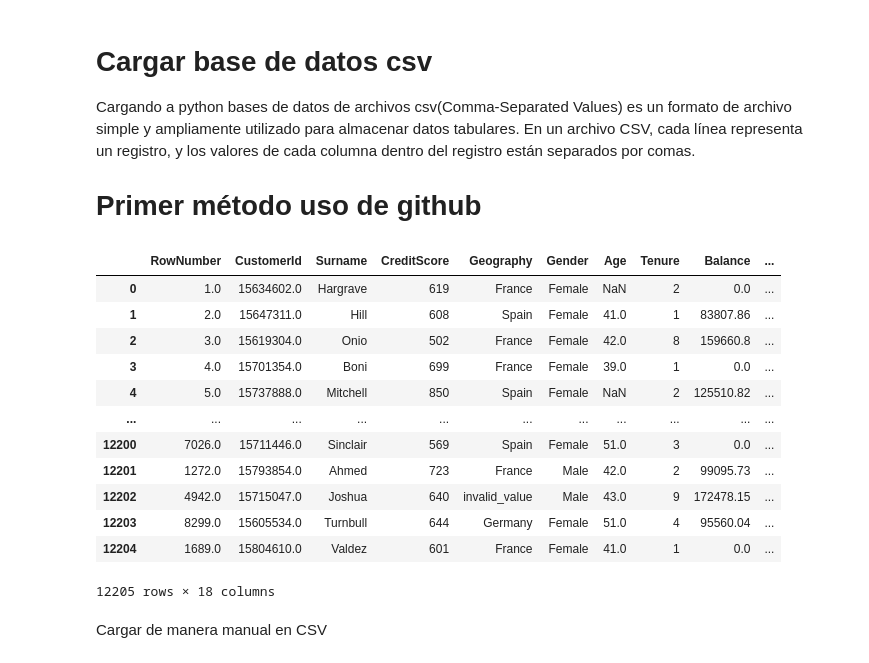
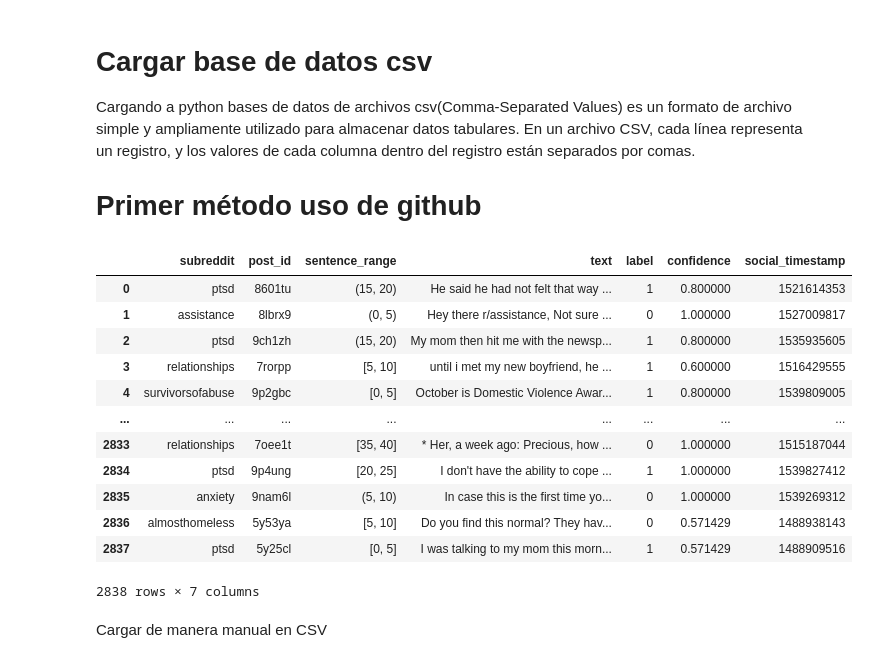
Before and after one commit to jarsmp37/introds, a Jupyter notebook: Clase_1.ipynb, the cells around one changed output. Drawn from its saved outputs; the diff is of its cells as text; code cells hidden in the pictures.

```diff
--- a/Clase_1.ipynb
+++ b/Clase_1.ipynb
@@ -59,22 +59,22 @@ Cargando a python bases de datos de archivos csv(Comma-Separated Values) es un f
 # Primer método uso de github
 # %%
 import pandas as pd
-url='https://raw.githubusercontent.com/jarsmp37/introds/main/Churn_Bank.csv'
+url='https://raw.githubusercontent.com/jarsmp37/prueba2/refs/heads/main/Stress.csv'
 df=pd.read_csv(url)
 df
 # %% [output]
-|  | RowNumber | CustomerId | Surname | CreditScore | Geography | Gender | Age | Tenure | Balance | ... |
-| 0 | 1.0 | 15634602.0 | Hargrave | 619 | France | Female | NaN | 2 | 0.0 | ... |
-| 1 | 2.0 | 15647311.0 | Hill | 608 | Spain | Female | 41.0 | 1 | 83807.86 | ... |
-| 2 | 3.0 | 15619304.0 | Onio | 502 | France | Female | 42.0 | 8 | 159660.8 | ... |
-| 3 | 4.0 | 15701354.0 | Boni | 699 | France | Female | 39.0 | 1 | 0.0 | ... |
-| 4 | 5.0 | 15737888.0 | Mitchell | 850 | Spain | Female | NaN | 2 | 125510.82 | ... |
-| ... | ... | ... | ... | ... | ... | ... | ... | ... | ... | ... |
-| 12200 | 7026.0 | 15711446.0 | Sinclair | 569 | Spain | Female | 51.0 | 3 | 0.0 | ... |
-| 12201 | 1272.0 | 15793854.0 | Ahmed | 723 | France | Male | 42.0 | 2 | 99095.73 | ... |
-| 12202 | 4942.0 | 15715047.0 | Joshua | 640 | invalid_value | Male | 43.0 | 9 | 172478.15 | ... |
-| 12203 | 8299.0 | 15605534.0 | Turnbull | 644 | Germany | Female | 51.0 | 4 | 95560.04 | ... |
-| 12204 | 1689.0 | 15804610.0 | Valdez | 601 | France | Female | 41.0 | 1 | 0.0 | ... |
+|  | subreddit | post_id | sentence_range | text | label | confidence | social_timestamp |
+| 0 | ptsd | 8601tu | (15, 20) | He said he had not felt that way ... | 1 | 0.800000 | 1521614353 |
+| 1 | assistance | 8lbrx9 | (0, 5) | Hey there r/assistance, Not sure ... | 0 | 1.000000 | 1527009817 |
+| 2 | ptsd | 9ch1zh | (15, 20) | My mom then hit me with the newsp... | 1 | 0.800000 | 1535935605 |
+| 3 | relationships | 7rorpp | [5, 10] | until i met my new boyfriend, he ... | 1 | 0.600000 | 1516429555 |
+| 4 | survivorsofabuse | 9p2gbc | [0, 5] | October is Domestic Violence Awar... | 1 | 0.800000 | 1539809005 |
+| ... | ... | ... | ... | ... | ... | ... | ... |
+| 2833 | relationships | 7oee1t | [35, 40] | * Her, a week ago: Precious, how ... | 0 | 1.000000 | 1515187044 |
+| 2834 | ptsd | 9p4ung | [20, 25] | I don't have the ability to cope ... | 1 | 1.000000 | 1539827412 |
+| 2835 | anxiety | 9nam6l | (5, 10) | In case this is the first time yo... | 0 | 1.000000 | 1539269312 |
+| 2836 | almosthomeless | 5y53ya | [5, 10] | Do you find this normal? They hav... | 0 | 0.571429 | 1488938143 |
+| 2837 | ptsd | 5y25cl | [0, 5] | I was talking to my mom this morn... | 1 | 0.571429 | 1488909516 |
-12205 rows × 18 columns
+2838 rows × 7 columns
 # %% [markdown]
 Cargar de manera manual en CSV
```
Also changed, not shown: parts of 2 cells of this notebook, 2 other files.
